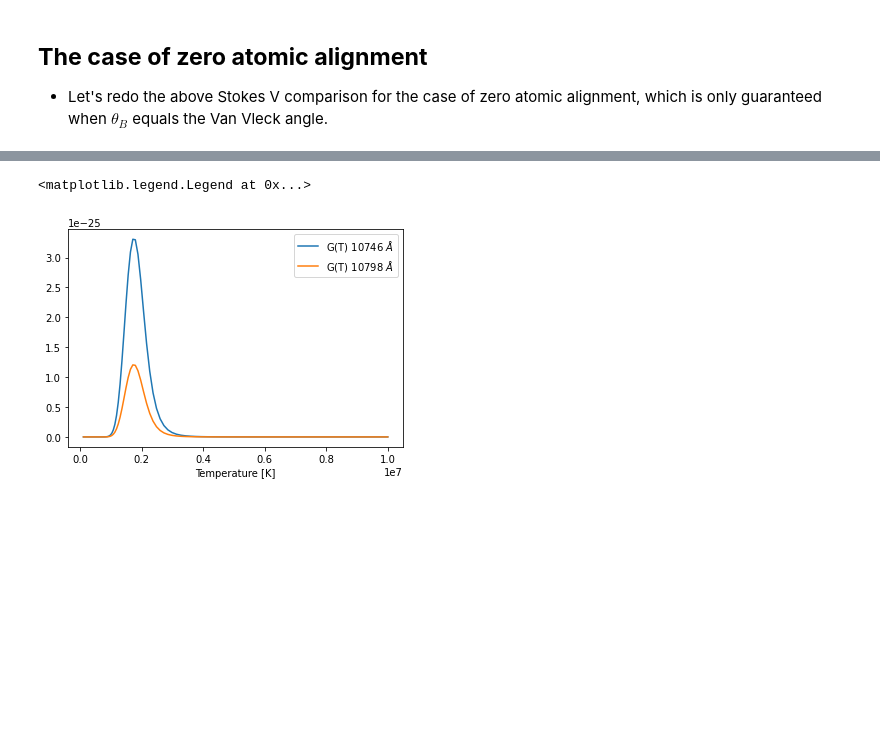
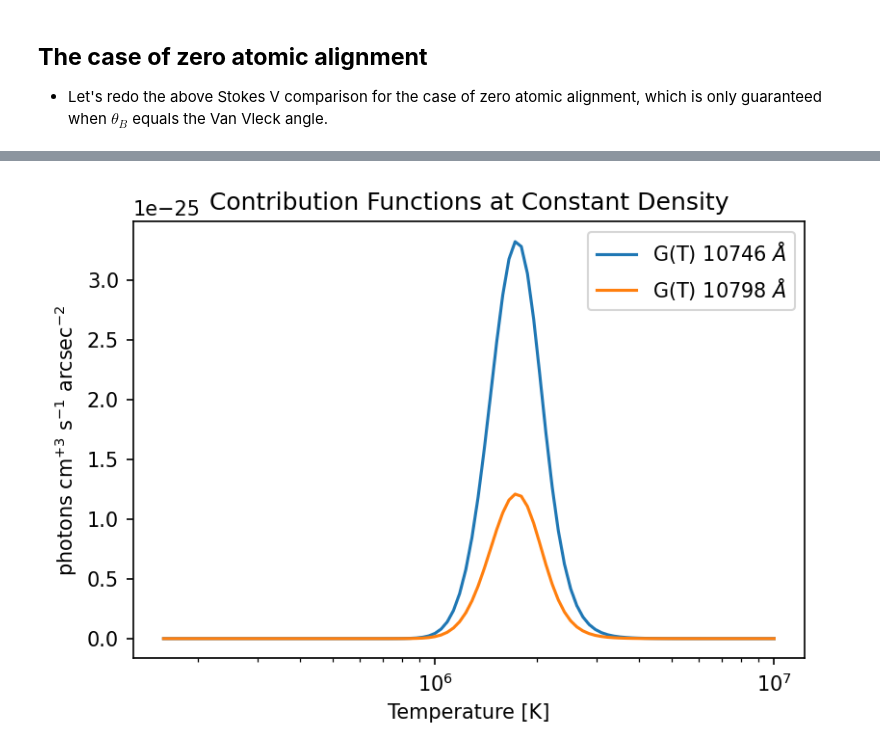
Before and after one commit to tschad/pycelp, a Jupyter notebook: examples/A_tour_of_the_Ion_class.ipynb, the cells around one changed output, grey strips where cells are left out. Saved outputs shown, nothing was run; the diff lists cells and outputs as text; code cells hidden in the pictures; blank space fills up the shorter version.

```diff
--- a/examples/A_tour_of_the_Ion_class.ipynb
+++ b/examples/A_tour_of_the_Ion_class.ipynb
@@ -464,21 +391,24 @@ photons cm$^{+3}$ s$^{-1}$ arcsec$^{-2}$
 # %%
-edens = 1e8                ## cm^-3
-ht    = 0.1                ## solar radius units above the photosphere
-thetab = 0.                ## degrees
-temps = 10.**np.linspace(5.,7,100)
+electron_density = 1e8      ## cm^-3
+height           = 0.1      ## solar radius units above the photosphere
+thetaBlocal      = 0.       ## degrees
+
+temps       = 10.**np.linspace(5.2,7,100)  ## array of electron temperatures
 intensities = np.zeros((2,len(temps)))
 
 for t,etemp in enumerate(temps):
-    fe13.calc_rho_sym(edens,etemp,ht, thetab, include_limbdark=True, include_protons=True)
+    fe13.calc_rho_sym(electron_density,etemp ,height, thetaBlocal, include_limbdark=True, include_protons=True)
     intensities[0,t] = fe13.calc_Iemiss(10746.)
     intensities[1,t] = fe13.calc_Iemiss(10798.)
 # %%
 plt.figure()
-plt.plot(temps,intensities[0,:] / (edens * 0.85*edens) ,label = r'G(T) 10746 $\AA$')
-plt.plot(temps,intensities[1,:] / (edens * 0.85*edens) ,label = r'G(T) 10798 $\AA$')
+plt.plot(temps,intensities[0,:] / (electron_density * 0.85*electron_density) ,label = r'G(T) 10746 $\AA$')
+plt.plot(temps,intensities[1,:] / (electron_density * 0.85*electron_density) ,label = r'G(T) 10798 $\AA$')
 plt.xlabel('Temperature [K]')
 plt.legend()
+plt.title('Contribution Functions at Constant Density')
+plt.ylabel(r'photons cm$^{+3}$ s$^{-1}$ arcsec$^{-2}$')
+plt.xscale('log')
 # %% [output]
-<matplotlib.legend.Legend at 0x...>
-[figure, old version]
+[figure, new version]
 # %% [markdown]
```
Also changed, not shown: parts of 22 cells of this notebook, 1 other file.
